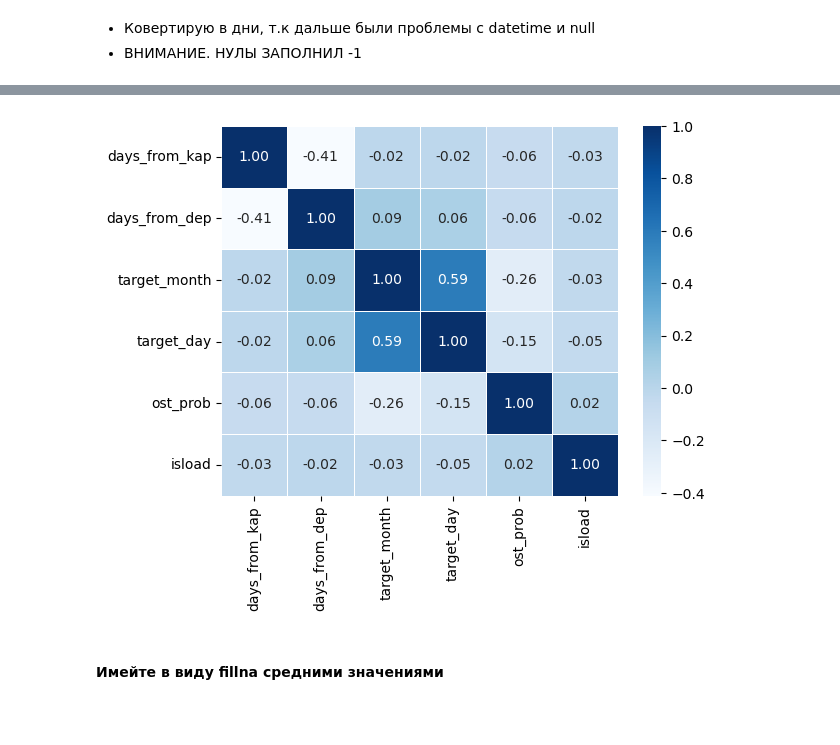
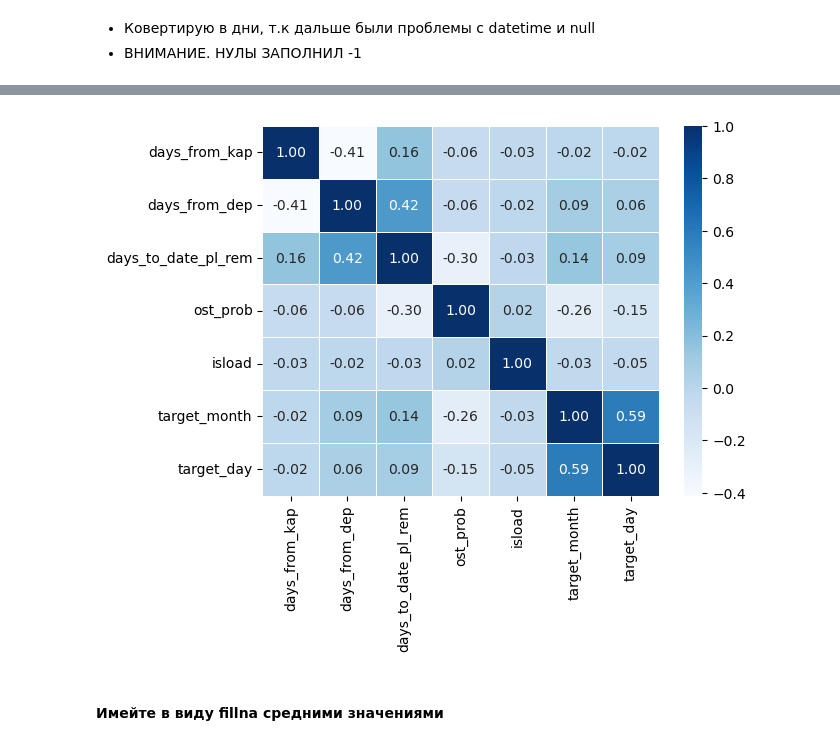
Before and after one commit to Dforgeek/DataWagonTrack2, a Jupyter notebook: latin.ipynb, the cells around one changed output, grey strips where cells are left out. Saved outputs shown, nothing was run; the diff lists cells and outputs as text; code cells hidden in the pictures; blank space fills up the shorter version.

```diff
--- a/latin.ipynb
+++ b/latin.ipynb
@@ -33,6 +83,7 @@ days_from_dep_mean = (base_date - dis_train["date_dep"]).dt.days.mean()
 
 dis_train["days_from_kap"] = (pd.to_datetime("2023-02-01") - dis_train["date_kap"]).dt.days
 dis_train["days_from_dep"] = (pd.to_datetime("2023-02-01") - dis_train["date_dep"]).dt.days
+dis_train["days_to_date_pl_rem"] = (base_date - dis_train["date_pl_rem"]).dt.days
 
 # Fill missing values with mean
 dis_train['days_from_kap'] = dis_train['days_from_kap'].fillna(-1)
@@ -86,6 +124,7 @@ dis_train = dis_train.groupby('wagnum').agg({
     'plan_date': ['last'],
     'days_from_kap': lambda x: x[x != -1].iloc[0] if (x != -1).any() else days_from_kap_mean,
     'days_from_dep': lambda x: x[x != -1].iloc[0] if (x != -1).any() else days_from_dep_mean,
+    'days_to_date_pl_rem': lambda x: x[x.notnull()].iloc[-1] if x.notnull().any() else None,
     'date_pl_rem': lambda x: x[x.notnull()].iloc[-1] if x.notnull().any() else None, # поменять
     'distance': 'last',
     'isload': 'last',
@@ -93,5 +132,6 @@ dis_train = dis_train.groupby('wagnum').agg({
     })
 
 
-dis_train.columns = ['plan_date', 'days_from_kap', 'days_from_dep', 'date_pl_rem', 'distance', 'isload', 'ost_prob']
+dis_train.columns = ['plan_date', 'days_from_kap', 'days_from_dep', 'days_to_date_pl_rem',
+                     'date_pl_rem', 'distance', 'isload', 'ost_prob']
 # %%
@@ -154,10 +175,10 @@ train[train["days_from_kap"] < diff_from_base]
 # %%
 # Correlation between days_from_kap, days_from_dep and target_month, target_day
-cr = train[["days_from_kap", "days_from_dep", "target_month", "target_day", "ost_prob", "isload"]].corr()
+cr = train[["days_from_kap", "days_from_dep", 'days_to_date_pl_rem', "ost_prob", "isload", "target_month", "target_day"]].corr()
 sns.heatmap(cr, annot=True, fmt=".2f", linewidths=.5, cmap='Blues')
 plt.show()
 # %% [output]
-[figure, old version]
+[figure, new version]
 # %% [markdown]
 #### Имейте в виду fillna средними значениями
 # %%
```
Also changed, not shown: parts of 15 cells of this notebook.
